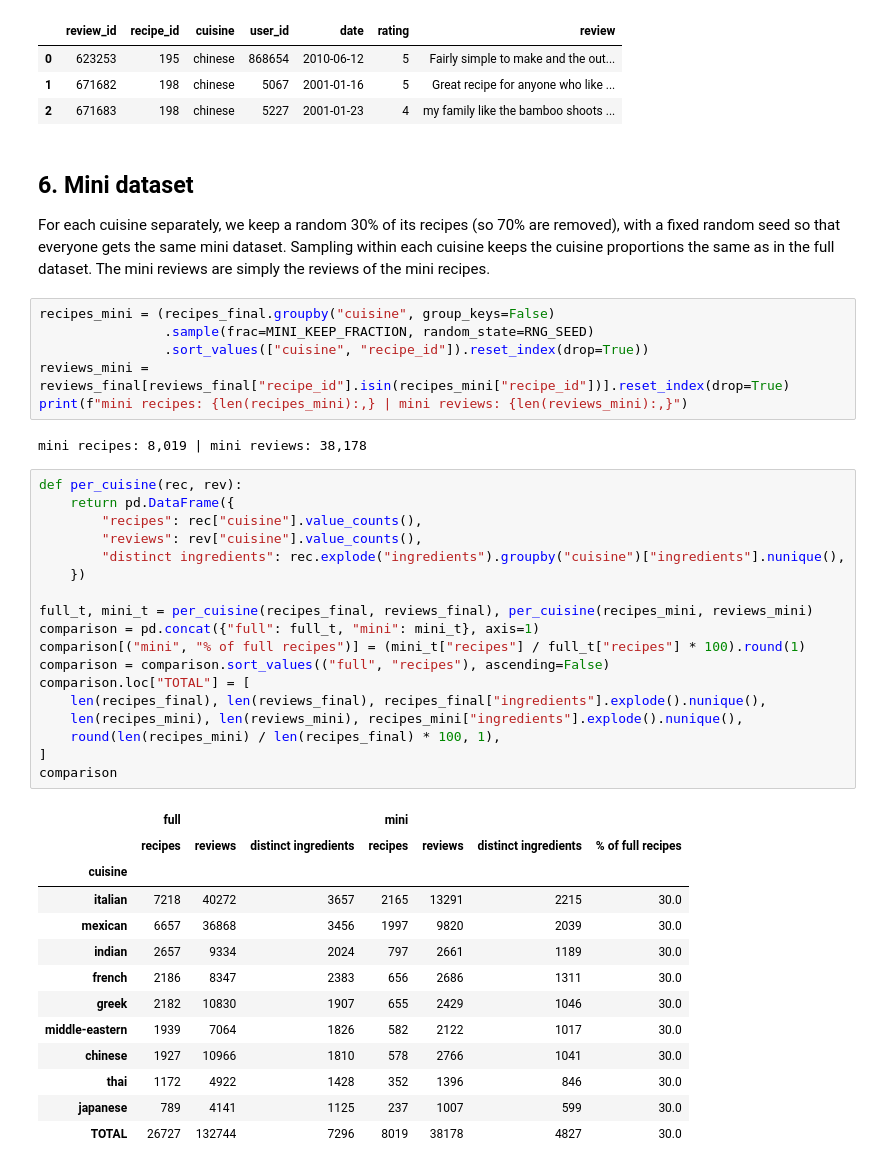
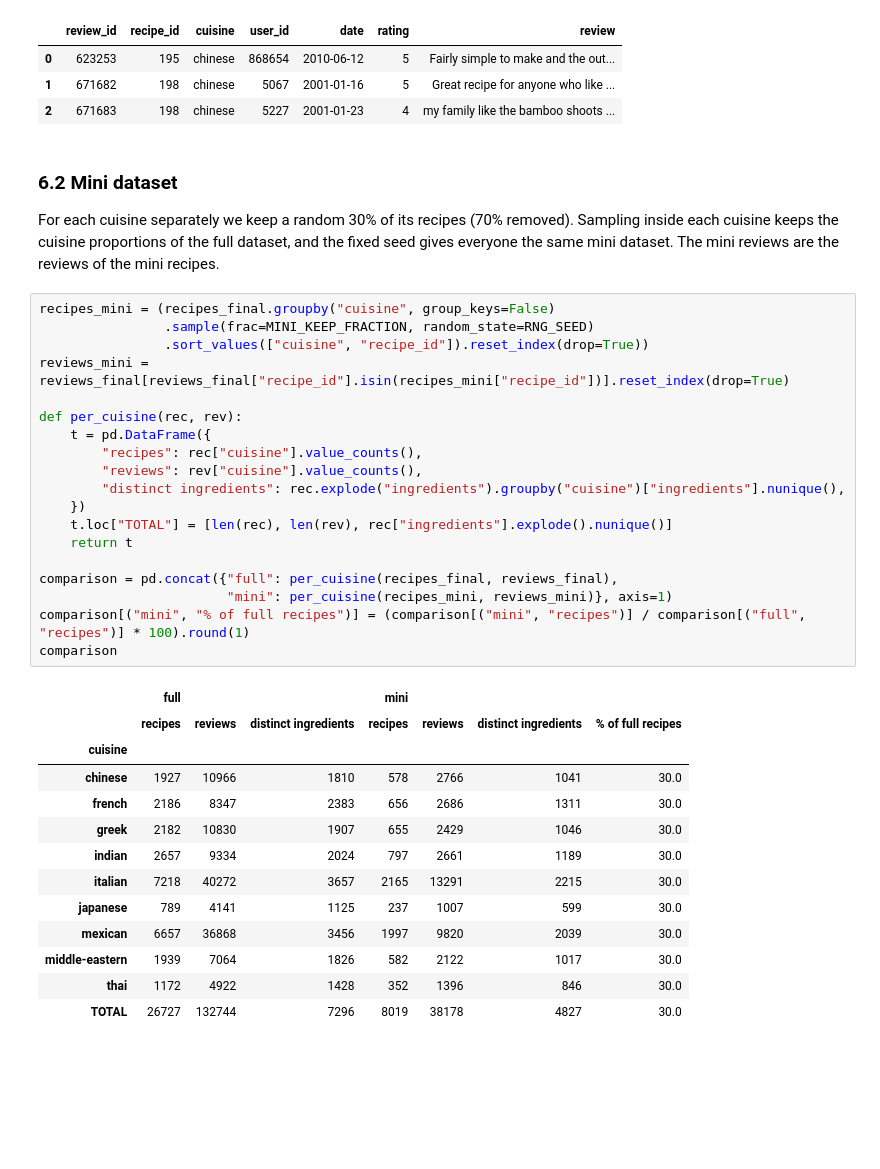
Before and after one commit to EstebanPerez99/cuisine-networks, a Jupyter notebook: notebooks/02_build_datasets.ipynb, the cells around one changed output. Cells and saved outputs as stored; diff of their text form; blank space fills up the shorter version.

```diff
--- a/notebooks/02_build_datasets.ipynb
+++ b/notebooks/02_build_datasets.ipynb
@@ -328,46 +300,39 @@ reviews_final.head(3)
 | 1 | 671682 | 198 | chinese | 5067 | 2001-01-16 | 5 | Great recipe for anyone who like ... |
 | 2 | 671683 | 198 | chinese | 5227 | 2001-01-23 | 4 | my family like the bamboo shoots ... |
 # %% [markdown]
-## 6. Mini dataset
-For each cuisine separately, we keep a random 30% of its recipes (so 70% are removed), with a fixed random seed so that everyone gets the same mini dataset. Sampling within each cuisine keeps the cuisine proportions the same as in the full dataset. The mini reviews are simply the reviews of the mini recipes.
+### 6.2 Mini dataset
+For each cuisine separately we keep a random 30% of its recipes (70% removed). Sampling inside each cuisine keeps the cuisine proportions of the full dataset, and the fixed seed gives everyone the same mini dataset. The mini reviews are the reviews of the mini recipes.
-# %%
-recipes_mini = (recipes_final.groupby("cuisine", group_keys=False)
-                .sample(frac=MINI_KEEP_FRACTION, random_state=RNG_SEED)
-                .sort_values(["cuisine", "recipe_id"]).reset_index(drop=True))
-reviews_mini = reviews_final[reviews_final["recipe_id"].isin(recipes_mini["recipe_id"])].reset_index(drop=True)
-print(f"mini recipes: {len(recipes_mini):,} | mini reviews: {len(reviews_mini):,}")
-# %% [output]
-mini recipes: 8,019 | mini reviews: 38,178
-# %%
-def per_cuisine(rec, rev):
-    return pd.DataFrame({
-        "recipes": rec["cuisine"].value_counts(),
-        "reviews": rev["cuisine"].value_counts(),
-        "distinct ingredients": rec.explode("ingredients").groupby("cuisine")["ingredients"].nunique(),
-    })
-
-full_t, mini_t = per_cuisine(recipes_final, reviews_final), per_cuisine(recipes_mini, reviews_mini)
-comparison = pd.concat({"full": full_t, "mini": mini_t}, axis=1)
-comparison[("mini", "% of full recipes")] = (mini_t["recipes"] / full_t["recipes"] * 100).round(1)
-comparison = comparison.sort_values(("full", "recipes"), ascending=False)
-comparison.loc["TOTAL"] = [
-    len(recipes_final), len(reviews_final), recipes_final["ingredients"].explode().nunique(),
-    len(recipes_mini), len(reviews_mini), recipes_mini["ingredients"].explode().nunique(),
-    round(len(recipes_mini) / len(recipes_final) * 100, 1),
-]
-comparison
-# %% [output]
-|  | full |  |  | mini |  |  |  |
-|  | recipes | reviews | distinct ingredients | recipes | reviews | distinct ingredients | % of full recipes |
-| cuisine |  |  |  |  |  |  |  |
-| italian | 7218 | 40272 | 3657 | 2165 | 13291 | 2215 | 30.0 |
-| mexican | 6657 | 36868 | 3456 | 1997 | 9820 | 2039 | 30.0 |
-| indian | 2657 | 9334 | 2024 | 797 | 2661 | 1189 | 30.0 |
-| french | 2186 | 8347 | 2383 | 656 | 2686 | 1311 | 30.0 |
-| greek | 2182 | 10830 | 1907 | 655 | 2429 | 1046 | 30.0 |
-| middle-eastern | 1939 | 7064 | 1826 | 582 | 2122 | 1017 | 30.0 |
-| chinese | 1927 | 10966 | 1810 | 578 | 2766 | 1041 | 30.0 |
-| thai | 1172 | 4922 | 1428 | 352 | 1396 | 846 | 30.0 |
-| japanese | 789 | 4141 | 1125 | 237 | 1007 | 599 | 30.0 |
-| TOTAL | 26727 | 132744 | 7296 | 8019 | 38178 | 4827 | 30.0 |
+# %%
+recipes_mini = (recipes_final.groupby("cuisine", group_keys=False)
+                .sample(frac=MINI_KEEP_FRACTION, random_state=RNG_SEED)
+                .sort_values(["cuisine", "recipe_id"]).reset_index(drop=True))
+reviews_mini = reviews_final[reviews_final["recipe_id"].isin(recipes_mini["recipe_id"])].reset_index(drop=True)
+
+def per_cuisine(rec, rev):
+    t = pd.DataFrame({
+        "recipes": rec["cuisine"].value_counts(),
+        "reviews": rev["cuisine"].value_counts(),
+        "distinct ingredients": rec.explode("ingredients").groupby("cuisine")["ingredients"].nunique(),
+    })
+    t.loc["TOTAL"] = [len(rec), len(rev), rec["ingredients"].explode().nunique()]
+    return t
+
+comparison = pd.concat({"full": per_cuisine(recipes_final, reviews_final),
+                        "mini": per_cuisine(recipes_mini, reviews_mini)}, axis=1)
+comparison[("mini", "% of full recipes")] = (comparison[("mini", "recipes")] / comparison[("full", "recipes")] * 100).round(1)
+comparison
+# %% [output]
+|  | full |  |  | mini |  |  |  |
+|  | recipes | reviews | distinct ingredients | recipes | reviews | distinct ingredients | % of full recipes |
+| cuisine |  |  |  |  |  |  |  |
+| chinese | 1927 | 10966 | 1810 | 578 | 2766 | 1041 | 30.0 |
+| french | 2186 | 8347 | 2383 | 656 | 2686 | 1311 | 30.0 |
+| greek | 2182 | 10830 | 1907 | 655 | 2429 | 1046 | 30.0 |
+| indian | 2657 | 9334 | 2024 | 797 | 2661 | 1189 | 30.0 |
+| italian | 7218 | 40272 | 3657 | 2165 | 13291 | 2215 | 30.0 |
+| japanese | 789 | 4141 | 1125 | 237 | 1007 | 599 | 30.0 |
+| mexican | 6657 | 36868 | 3456 | 1997 | 9820 | 2039 | 30.0 |
+| middle-eastern | 1939 | 7064 | 1826 | 582 | 2122 | 1017 | 30.0 |
+| thai | 1172 | 4922 | 1428 | 352 | 1396 | 846 | 30.0 |
+| TOTAL | 26727 | 132744 | 7296 | 8019 | 38178 | 4827 | 30.0 |
 # %% [markdown]
```
Also changed, not shown: parts of 63 cells of this notebook, 3 other files.
